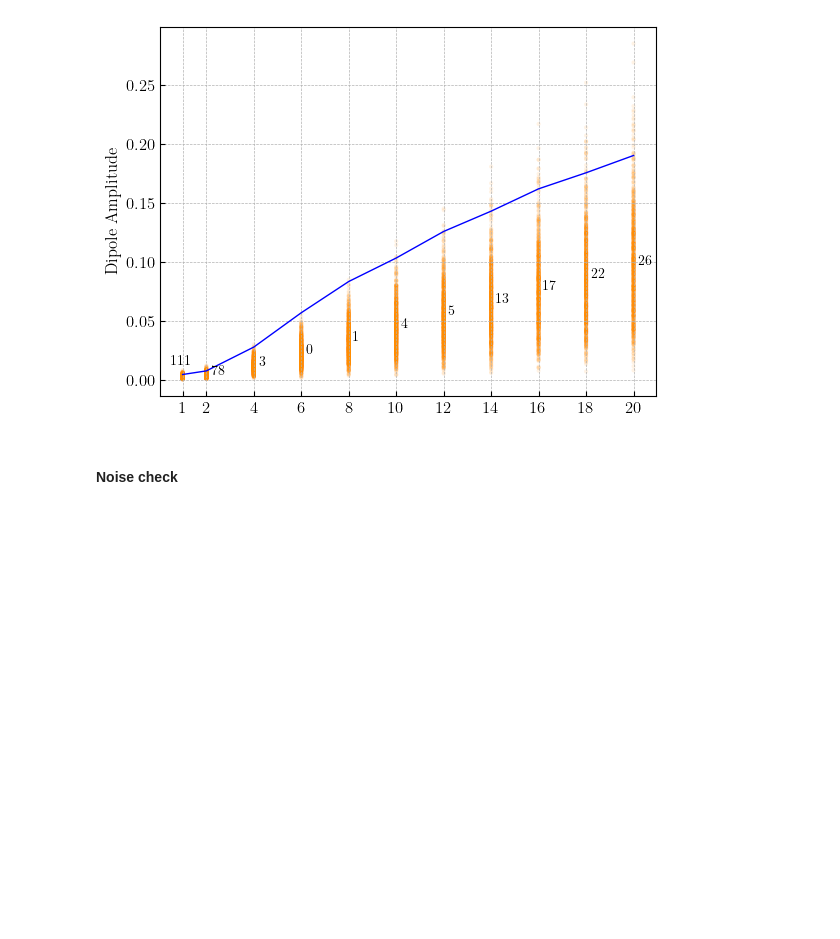
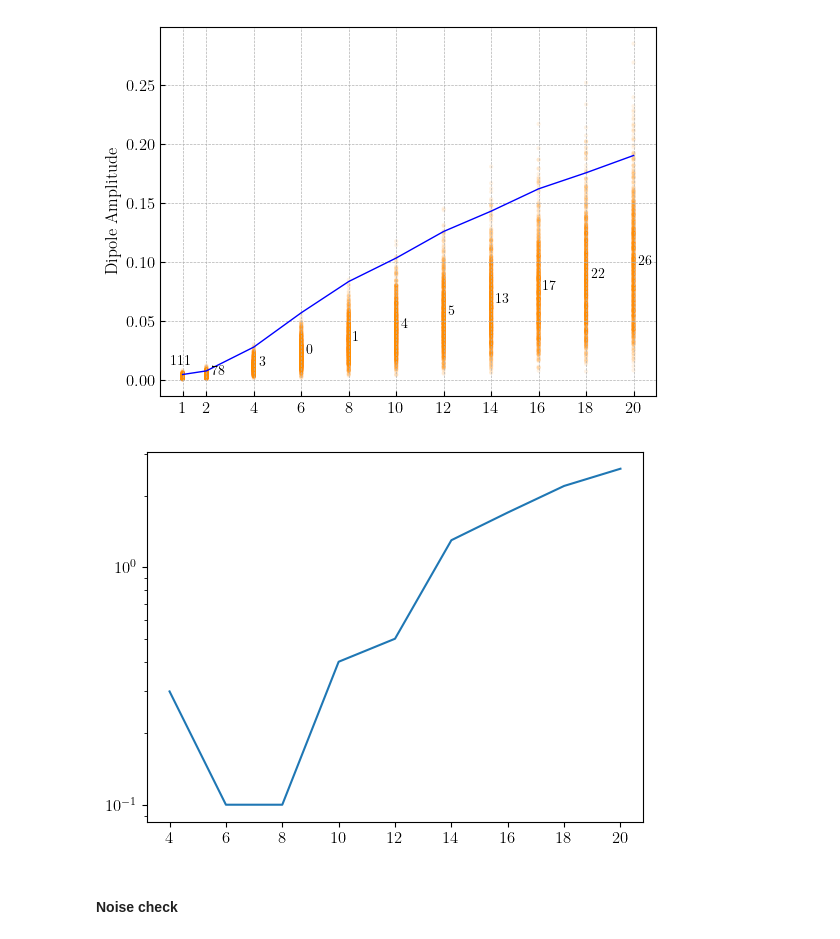
Before and after one commit to jamshidi3d/cmb_anomaly_detection, a Jupyter notebook: akrami_2014.ipynb, the cells around one changed output. Saved outputs shown, nothing was run; the diff lists cells and outputs as text; code cells hidden in the pictures; blank space fills up the shorter version.

```diff
--- a/akrami_2014.ipynb
+++ b/akrami_2014.ipynb
@@ -178,6 +181,16 @@ with plt.style.context('bmh'):
 plt.show()
 # %% [output]
 [figure]
+# %%
+p_values = np.array([3, 1, 1, 4,  5,  13, 17, 22, 26])
+angles =            [4, 6, 8, 10, 12, 14, 16, 18, 20]
+
+# for i in range(len(p_values)):
+
+plt.plot(angles, p_values / 1000 * 100)
+plt.yscale("log")
+# %% [output]
+[figure, added]
 # %% [markdown]
 #### Noise check
 # %%
```
Also changed, not shown: parts of 2 cells of this notebook, 1 other file.
